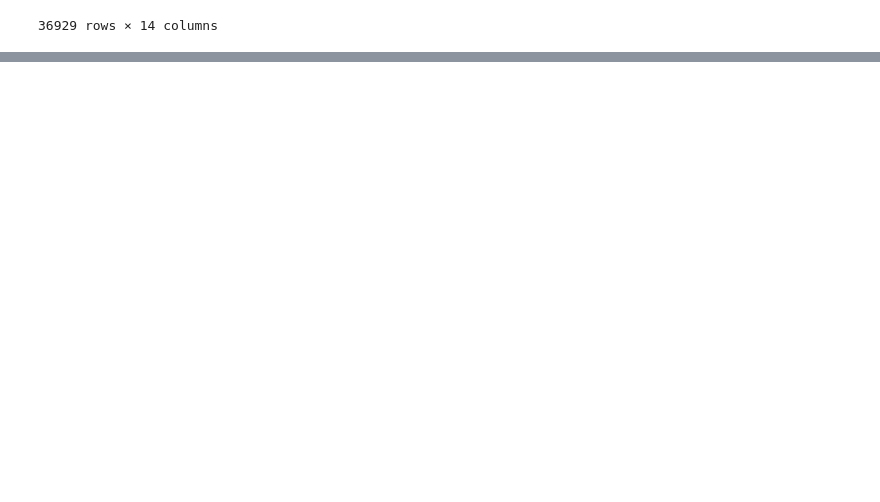
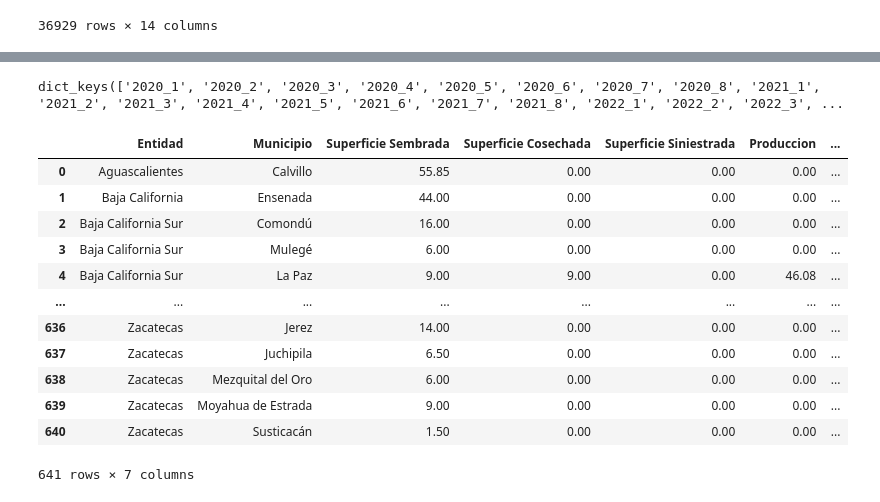
Before and after one commit to josemal98/Proyecto_Ing_Caract, a Jupyter notebook: Primera_parte/Cargar_datos.ipynb, the cells around one changed output, grey strips where cells are left out. Drawn from its saved outputs; the diff is of its cells as text; code cells hidden in the pictures; blank space fills up the shorter version.

```diff
--- a/Primera_parte/Cargar_datos.ipynb
+++ b/Primera_parte/Cargar_datos.ipynb
@@ -310,0 +523,13 @@ transformed_dataframes_dict['2016']
+# %%
+# Diccionario vacío
+month_df_dict = {}
+
+# Iteración sobre los años y meses de interés
+for año in range(2020,2023):
+  for mes in range(1,9):
+
+    # Añadir elemento al diccionario
+    month_df_dict[str(año) + "_" + str(mes)] = xml_to_df(año, mes)
+
+    # Imprimimos mensaje de éxito
+    print("El dataframe " + str(año) + "_" + str(mes) + " se creó con éxito")
@@ -310,0 +554,22 @@ transformed_dataframes_dict['2016']
+# %%
+# Analizamos las keys del diccionario
+month_df_dict.keys()
+# %% [output]
+dict_keys(['2020_1', '2020_2', '2020_3', '2020_4', '2020_5', '2020_6', '2020_7', '2020_8', '2021_1', '2021_2', '2021_3', '2021_4', '2021_5', '2021_6', '2021_7', '2021_8', '2022_1', '2022_2', '2022_3', ...
+# %%
+# Imprimimos un dataframe cualquiera
+month_df_dict['2022_7']
+# %% [output]
+|  | Entidad | Municipio | Superficie Sembrada | Superficie Cosechada | Superficie Siniestrada | Produccion | ... |
+| 0 | Aguascalientes | Calvillo | 55.85 | 0.00 | 0.00 | 0.00 | ... |
+| 1 | Baja California | Ensenada | 44.00 | 0.00 | 0.00 | 0.00 | ... |
+| 2 | Baja California Sur | Comondú | 16.00 | 0.00 | 0.00 | 0.00 | ... |
+| 3 | Baja California Sur | Mulegé | 6.00 | 0.00 | 0.00 | 0.00 | ... |
+| 4 | Baja California Sur | La Paz | 9.00 | 9.00 | 0.00 | 46.08 | ... |
+| ... | ... | ... | ... | ... | ... | ... | ... |
+| 636 | Zacatecas | Jerez | 14.00 | 0.00 | 0.00 | 0.00 | ... |
+| 637 | Zacatecas | Juchipila | 6.50 | 0.00 | 0.00 | 0.00 | ... |
+| 638 | Zacatecas | Mezquital del Oro | 6.00 | 0.00 | 0.00 | 0.00 | ... |
+| 639 | Zacatecas | Moyahua de Estrada | 9.00 | 0.00 | 0.00 | 0.00 | ... |
+| 640 | Zacatecas | Susticacán | 1.50 | 0.00 | 0.00 | 0.00 | ... |
+641 rows × 7 columns
```
Also changed, not shown: parts of 15 cells of this notebook.
